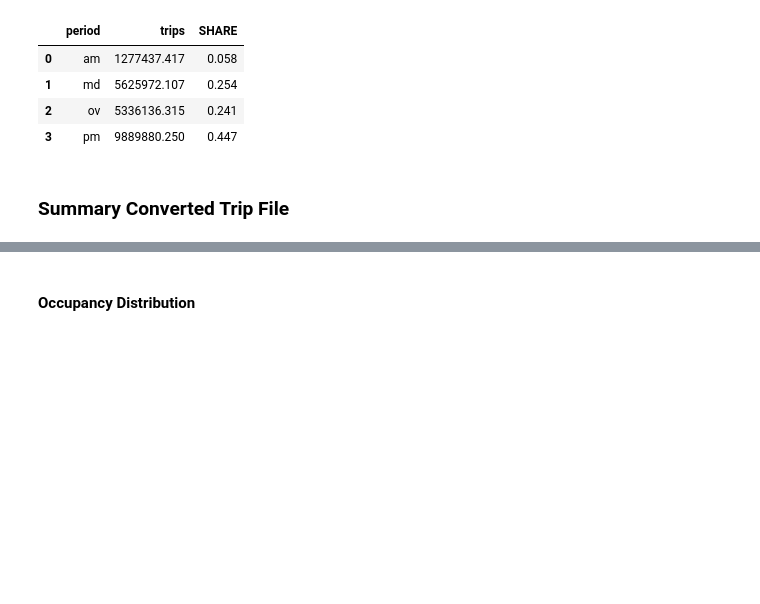
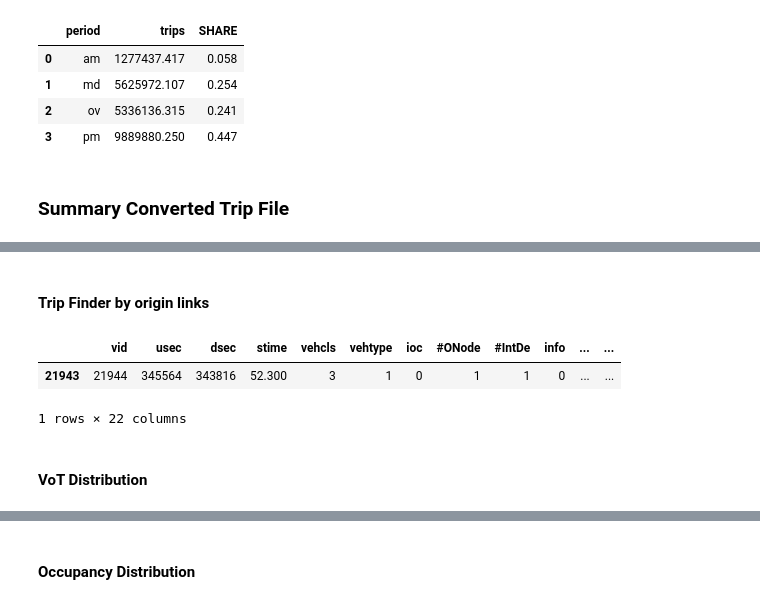
Before and after one commit to xys234/Work, a Jupyter notebook: notebooks/2019_05_22_Analyze_Trip_Conversion.ipynb, the cells around one changed output, grey strips where cells are left out. Drawn from its saved outputs; the diff is of its cells as text; code cells hidden in the pictures; blank space fills up the shorter version.

```diff
--- a/notebooks/2019_05_22_Analyze_Trip_Conversion.ipynb
+++ b/notebooks/2019_05_22_Analyze_Trip_Conversion.ipynb
@@ -279,0 +302,10 @@ df_flat_trip.head()
+# %% [markdown]
+#### Trip Finder by origin links
+# %%
+df_flat_trip.loc[(df_flat_trip['usec'] == 345564) & (df_flat_trip['dsec'] == 343816) & (df_flat_trip.DZone == 144)]
+# %% [output]
+|  | vid | usec | dsec | stime | vehcls | vehtype | ioc | #ONode | #IntDe | info | ... | ... |
+| 21943 | 21944 | 345564 | 343816 | 52.300 | 3 | 1 | 0 | 1 | 1 | 0 | ... | ... |
+1 rows × 22 columns
+# %% [markdown]
+#### VoT Distribution
```
Also changed, not shown: parts of 10 cells of this notebook, 4 other files.
